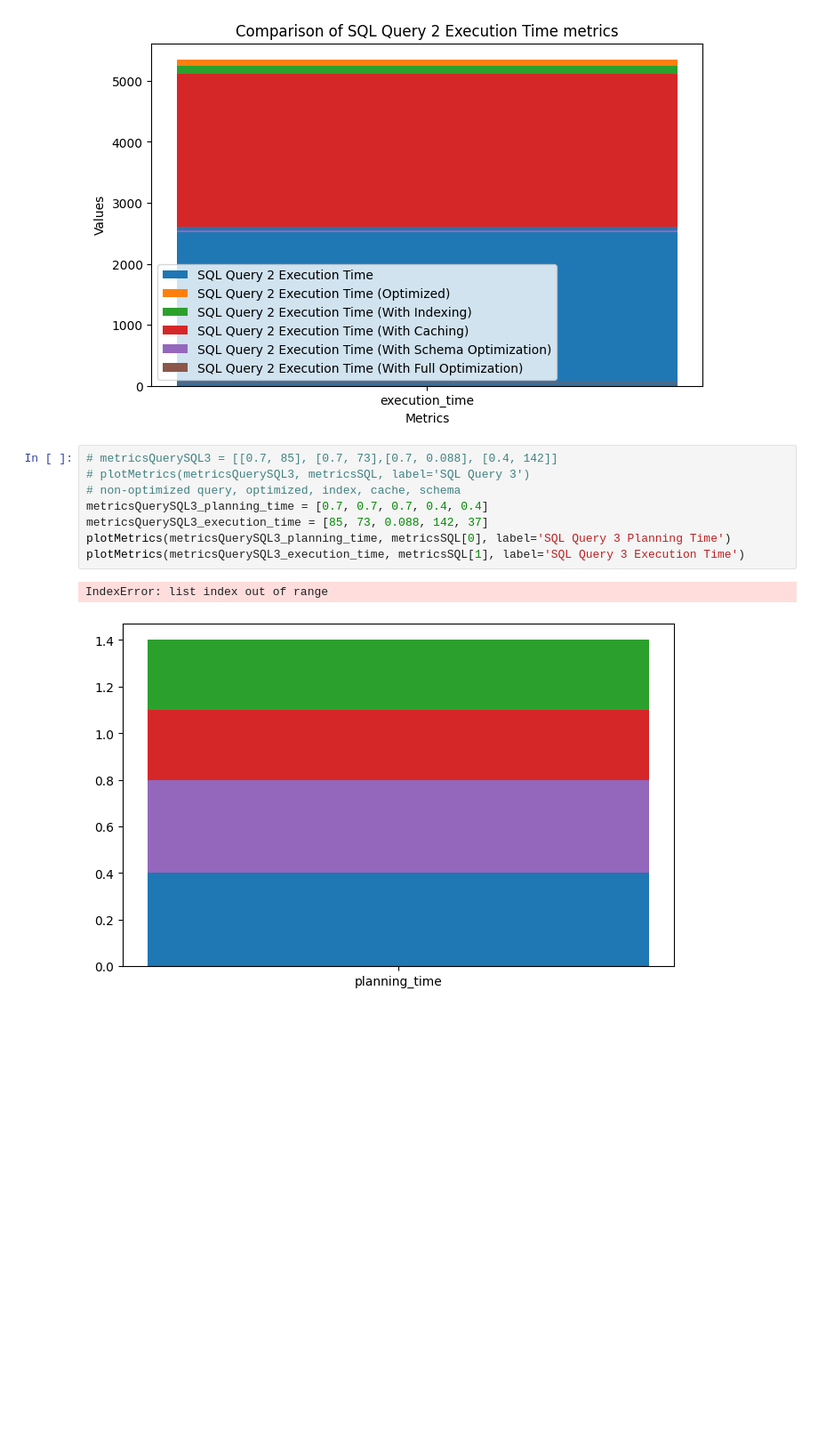
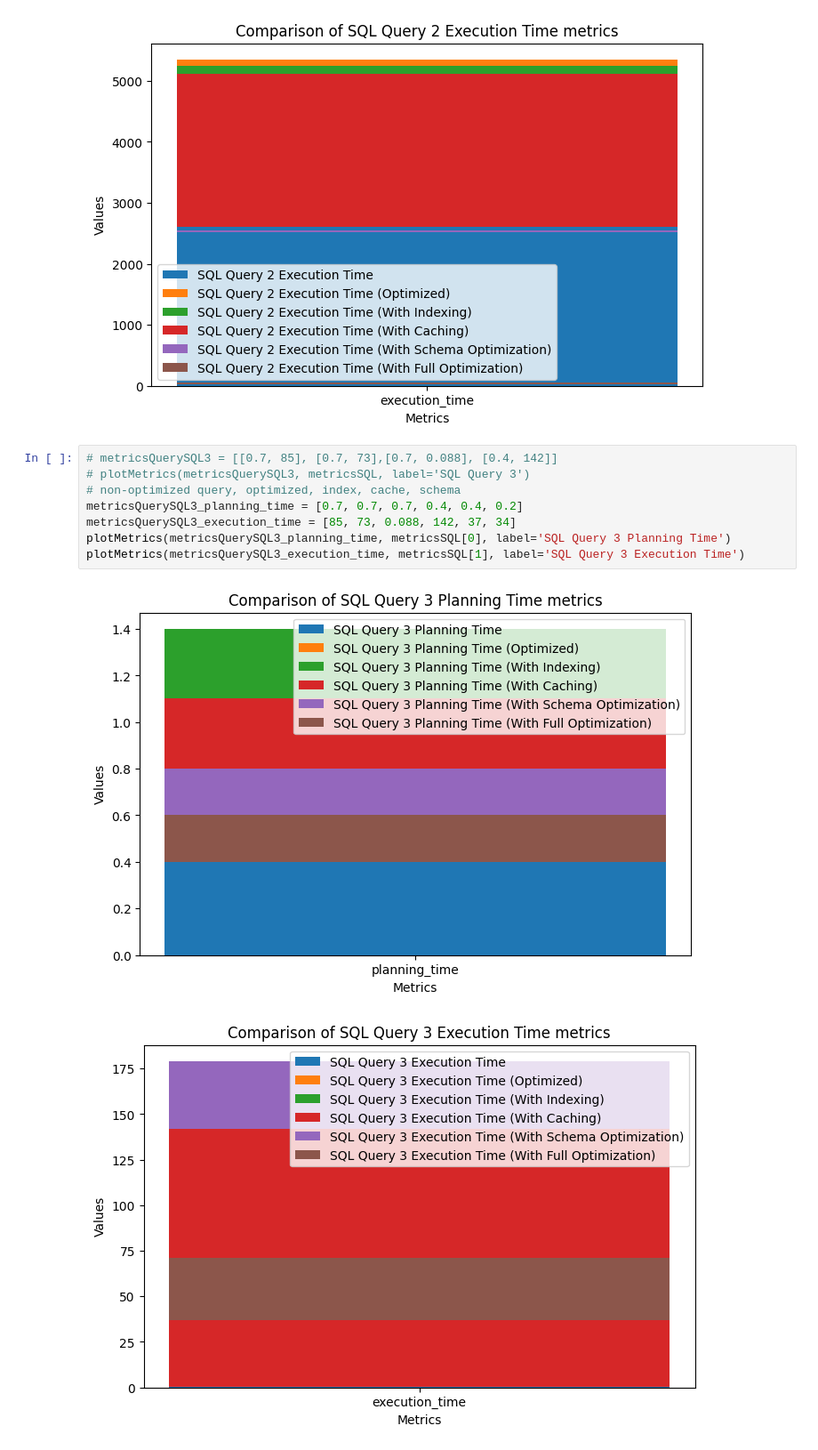
Before and after one commit to Mostafa-wael/Database-Tuning, a Jupyter notebook: results/results.ipynb, the cells around one changed output. Shown at 89% size. Drawn from its saved outputs; the diff is of its cells as text; blank space fills up the shorter version.

```diff
--- a/results/results.ipynb
+++ b/results/results.ipynb
@@ -65,14 +65,14 @@ plotMetrics(metricsQuerySQL2_execution_time, metricsSQL[1], label='SQL Query 2 E
 # %%
 # metricsQuerySQL3 = [[0.7, 85], [0.7, 73],[0.7, 0.088], [0.4, 142]]
 # plotMetrics(metricsQuerySQL3, metricsSQL, label='SQL Query 3')
 # non-optimized query, optimized, index, cache, schema
-metricsQuerySQL3_planning_time = [0.7, 0.7, 0.7, 0.4, 0.4]
-metricsQuerySQL3_execution_time = [85, 73, 0.088, 142, 37]
+metricsQuerySQL3_planning_time = [0.7, 0.7, 0.7, 0.4, 0.4, 0.2]
+metricsQuerySQL3_execution_time = [85, 73, 0.088, 142, 37, 34]
 plotMetrics(metricsQuerySQL3_planning_time, metricsSQL[0], label='SQL Query 3 Planning Time')
 plotMetrics(metricsQuerySQL3_execution_time, metricsSQL[1], label='SQL Query 3 Execution Time')
 # %% [output]
-IndexError: list index out of range
-[figure, old version]
+[figure, new version]
+[figure, added]
 # %%
 # non-optimized query, optimized, index, cache, schema
 # metricsQuerySQL4 = [[1.2, 4.9], [0.8, 5.1],[1.1, 5.7], [0.67, 5]]
```
Also changed, not shown: parts of 2 cells of this notebook, 15 other files.
